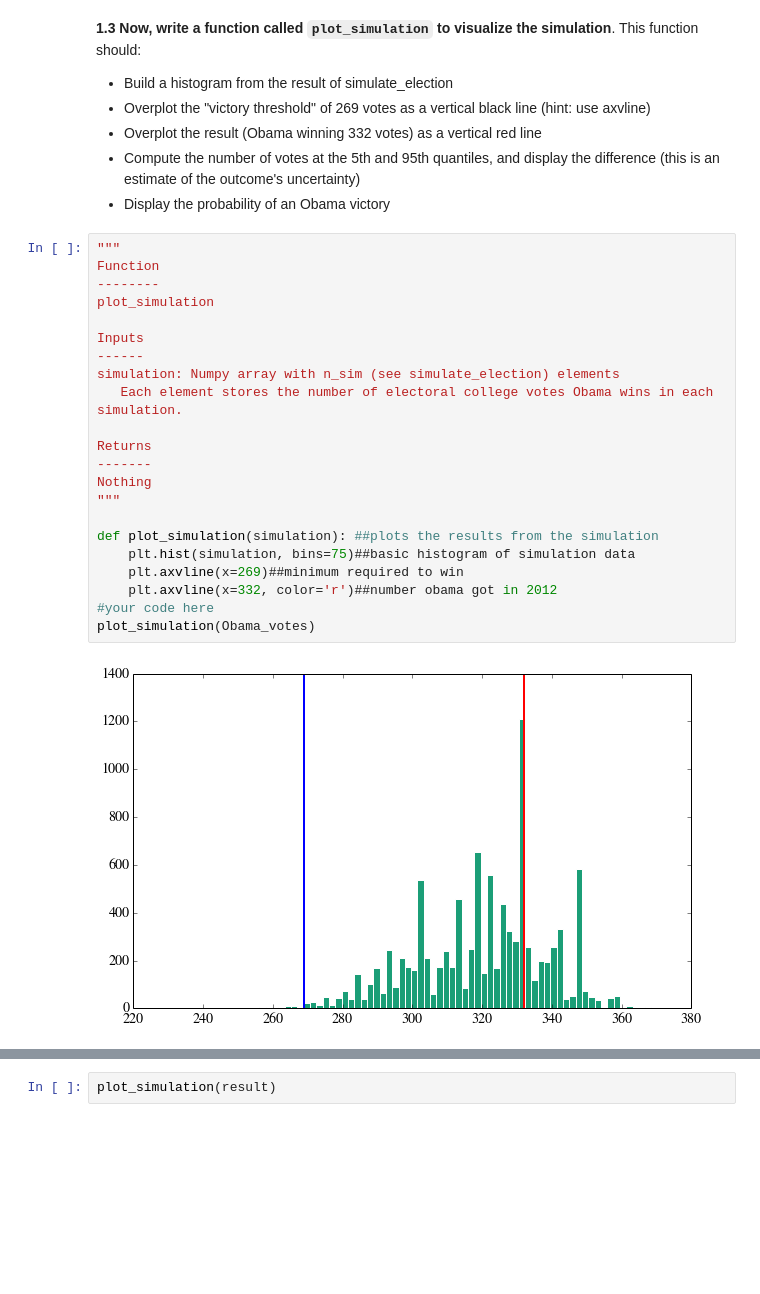
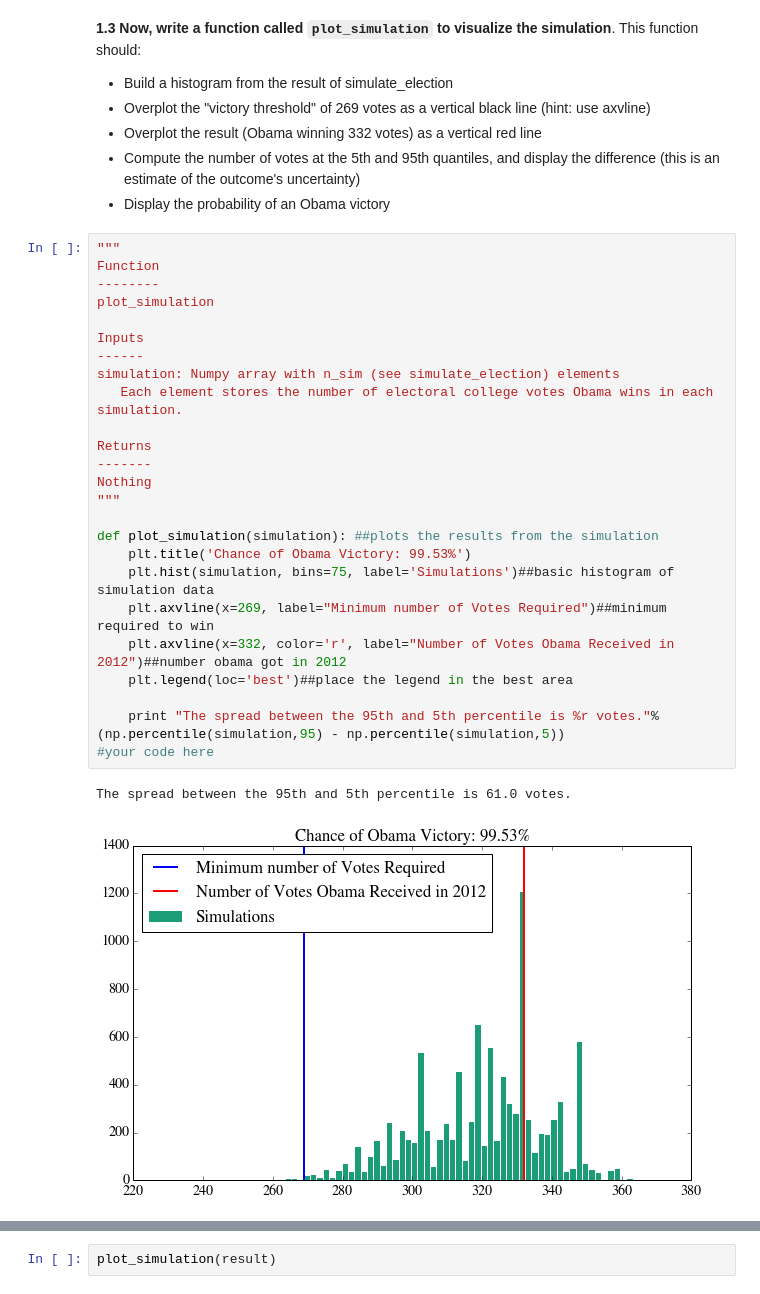
Before and after one commit to kausk/CS109, a Jupyter notebook: cs109-HW2.ipynb, the cells around one changed output, grey strips where cells are left out. Cells and saved outputs as stored; diff of their text form; blank space fills up the shorter version.

Commit message:
Added legend to the histogram

```diff
--- a/cs109-HW2.ipynb
+++ b/cs109-HW2.ipynb
@@ -374,27 +374,31 @@ Based on our simulations, there is a 99.51% chance Obama wins the 2012 election
 # %%
 """
 Function
 --------
 plot_simulation
 
 Inputs
 ------
 simulation: Numpy array with n_sim (see simulate_election) elements
    Each element stores the number of electoral college votes Obama wins in each simulation.
 
 Returns
 -------
 Nothing
 """
 
 def plot_simulation(simulation): ##plots the results from the simulation
-    plt.hist(simulation, bins=75)##basic histogram of simulation data
-    plt.axvline(x=269)##minimum required to win
-    plt.axvline(x=332, color='r')##number obama got in 2012
+    plt.title('Chance of Obama Victory: 99.53%')
+    plt.hist(simulation, bins=75, label='Simulations')##basic histogram of simulation data
+    plt.axvline(x=269, label="Minimum number of Votes Required")##minimum required to win
+    plt.axvline(x=332, color='r', label="Number of Votes Obama Received in 2012")##number obama got in 2012
+    plt.legend(loc='best')##place the legend in the best area
+
+    print "The spread between the 95th and 5th percentile is %r votes."% (np.percentile(simulation,95) - np.percentile(simulation,5))
 #your code here
-plot_simulation(Obama_votes)
 # %% [output]
+The spread between the 95th and 5th percentile is 61.0 votes.
-[figure, old version]
+[figure, new version]
 # %% [markdown]
 Lets plot the result of the Predictwise simulation. Your plot should look something like this:
 
```
Also changed, not shown: parts of 1 cell of this notebook.
